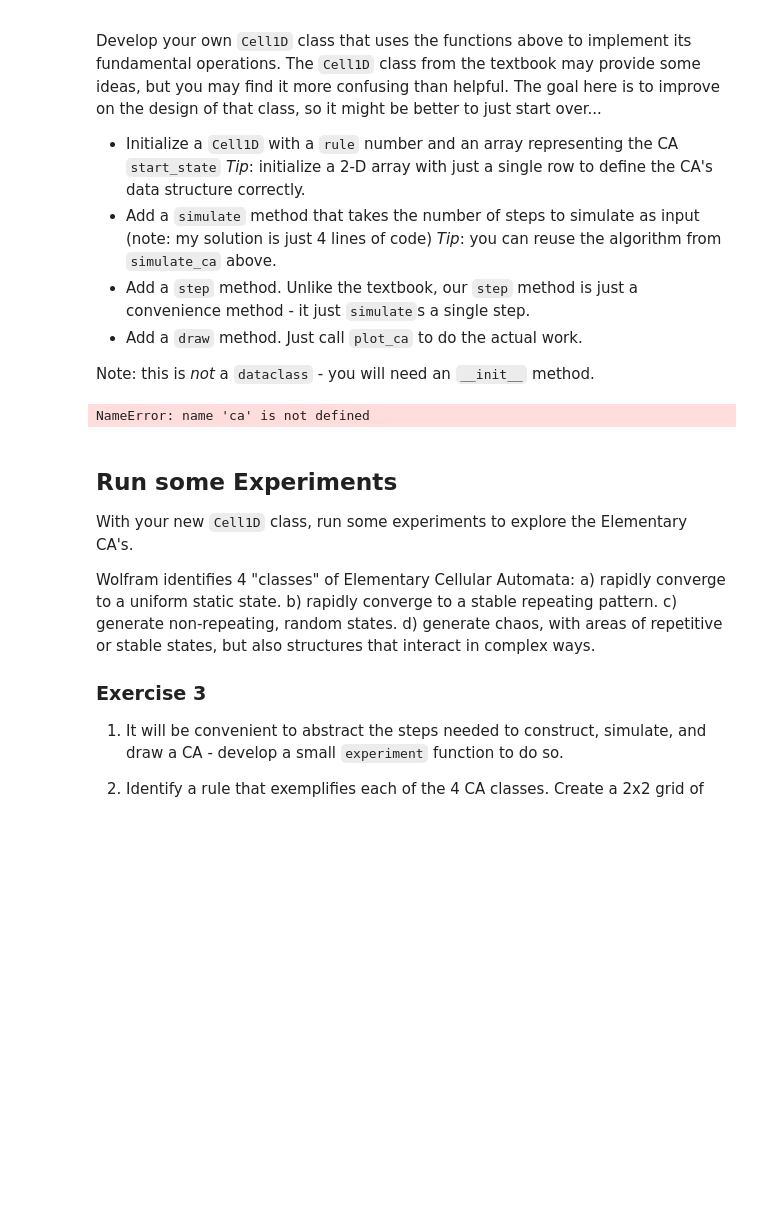
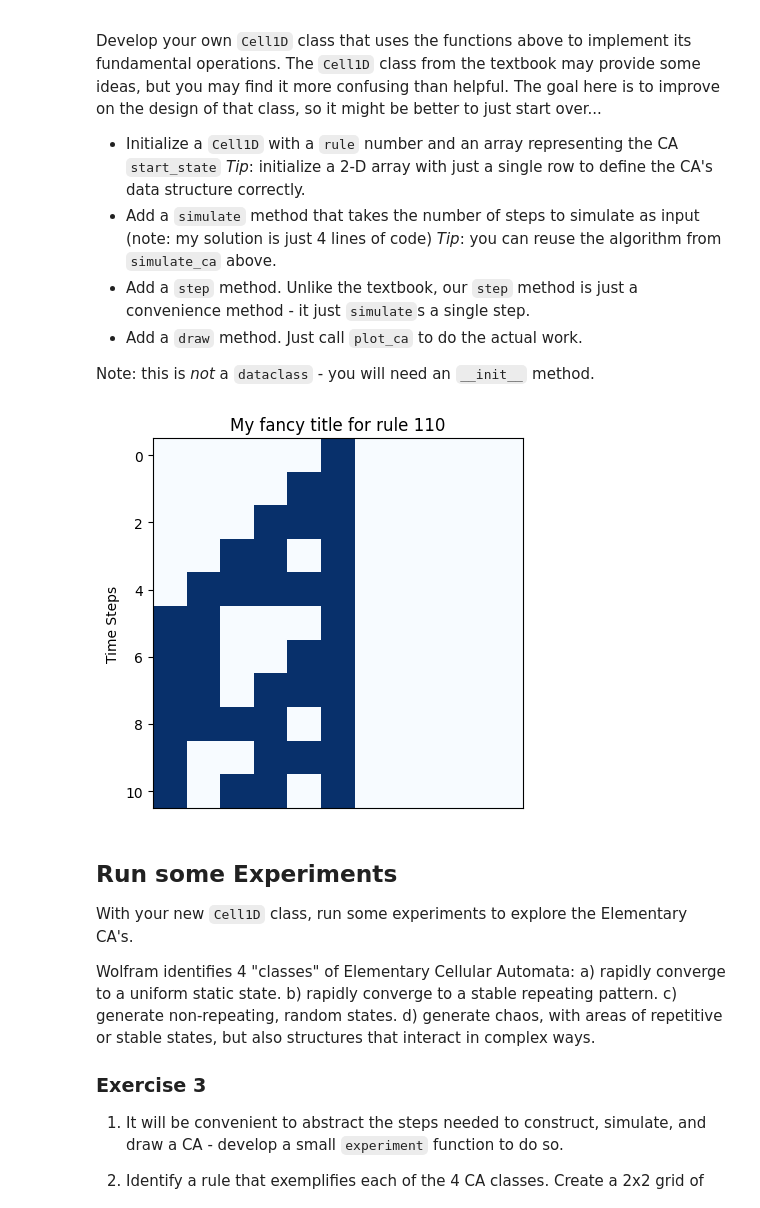
Before and after one commit to Zeko2005/cap-comp215, a Jupyter notebook: labs/lab05-CA-1D.ipynb, the cells around one changed output. Cells and saved outputs as stored; diff of their text form; code cells hidden in the pictures; blank space fills up the shorter version.

```diff
--- a/labs/lab05-CA-1D.ipynb
+++ b/labs/lab05-CA-1D.ipynb
@@ -154,34 +154,38 @@ Note: this is *not* a `dataclass` - you will need an `__init__` method.
 # %%
 # Solution for Ex. 2 here...
 class Cell1D:
   def __init__ (self, rule:int, start_state:np.array):
     self.rule_number = rule
     self.rule = get_lookup_table(rule)
     self.start_state = start_state
     self.timesteps = np.array([self.start_state])
 
   def simulate_ca(self,n_steps):
     """ Generate this CA for a given number of time steps """
     # create a stack of "empty" state vectors, one for each time step
     for i in range(n_steps):
       self.timesteps = np.vstack([self.start_state, np.zeros((n_steps, len(self.start_state)), dtype=np.uint8)])
     # run the simulation
-    for t in range(1, len(n_steps)):
+    for t in range(1, n_steps + 1):
       self.timesteps[t] = transition(self.timesteps[t-1], self.rule)
-
 
   def step(self):
     self.simulate_ca(1)
 
   def draw(self):
     plot_ca(self.timesteps, title=f"My fancy title for rule {self.rule_number}")
 
-Cell = Cell1D(110, from_string_array('00000100000'))
+  def generator(your_rule, your_start_state):
+    myCell = Cell1D(your_rule, your_start_state)
+    return myCell
+
+Cell = Cell1D(110, single_centre_array(11))
 Cell.step()
-print(Cell.simulate_ca(10))
 Cell.draw()
+Cell.simulate_ca(10)
+Cell.draw()
 # %% [output]
-NameError: name 'ca' is not defined
+[figure, added]
 # %% [markdown]
 ## Run some Experiments
 With your new `Cell1D` class, run some experiments to explore the Elementary CA's.
```
Also changed, not shown: parts of 6 cells of this notebook.
